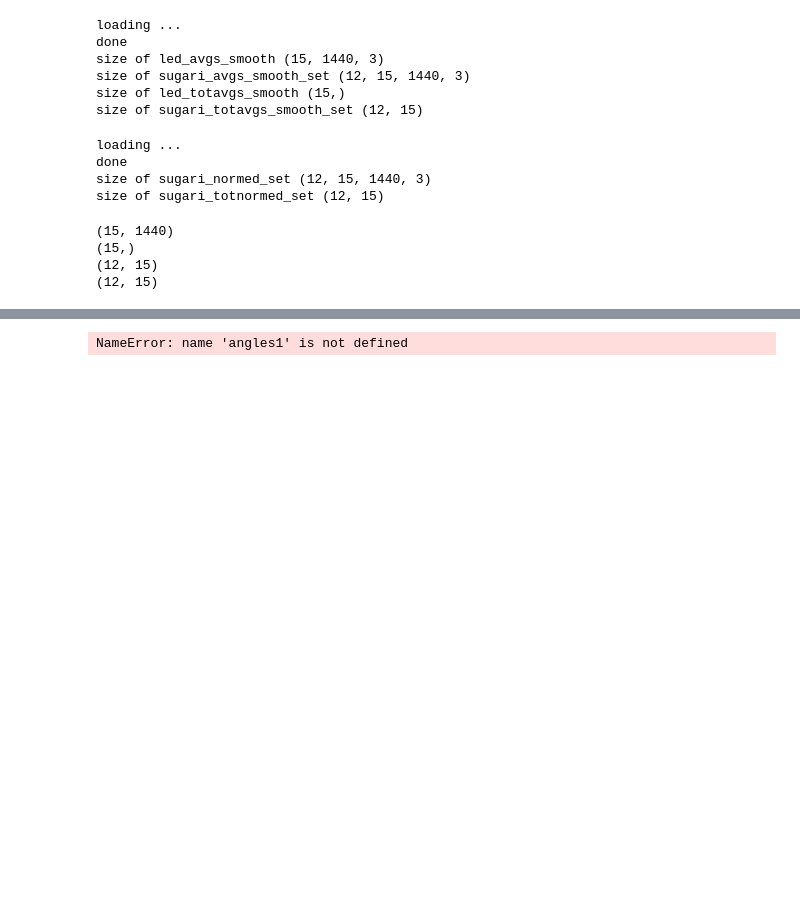
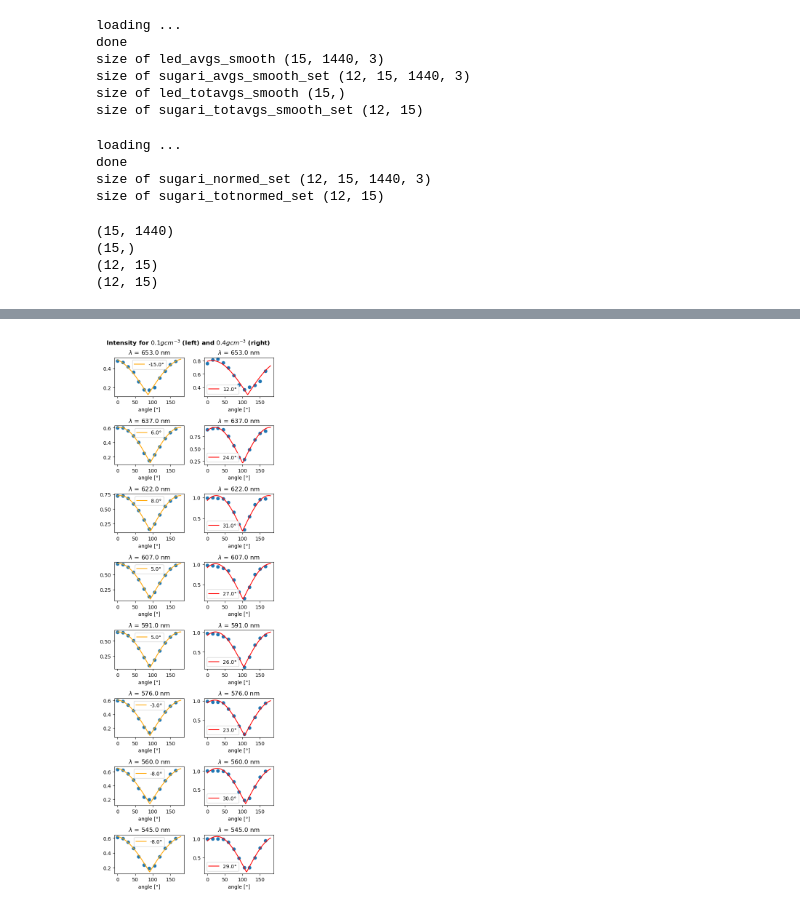
Before and after one commit to muellvin/pplus, a Jupyter notebook: sugarpolarizer/analysis.ipynb, the cells around one changed output, grey strips where cells are left out. Cells and saved outputs as stored; diff of their text form; code cells hidden in the pictures; blank space fills up the shorter version.

```diff
--- a/sugarpolarizer/analysis.ipynb
+++ b/sugarpolarizer/analysis.ipynb
@@ -467,47 +453,67 @@ fig.show()
 # %%
-def cosfit(angle, omega, deltaphi):
-    return np.abs(np.cos(np.pi/180*(omega*angle -deltaphi)))
+def cosfit(angle, parameters):
+    omega, deltaphi, A, background = parameters
+    return A*np.abs(np.cos(np.pi/180*(omega*angle -deltaphi)))+background
 
-sugar1_fitparams = np.zeros((len(central_wavelengths), 2), dtype=float)
-sugar4_fitparams = np.zeros((len(central_wavelengths), 2), dtype=float)
+def model_wrapper(angle, omega, deltaphi, A, background):
+    return cosfit(angle, [omega, deltaphi, A, background])
+
+number_fitparams = 4
+sugar1_fitparams = np.zeros((len(central_wavelengths), number_fitparams), dtype=float)
+sugar4_fitparams = np.zeros((len(central_wavelengths), number_fitparams), dtype=float)
 
 
 for wavelength in range(len(central_wavelengths)):
      # Initial guess for the parameters [Amplitude, Mean, Standard Deviation]
-    initial_guess = [1, 0]
+
+    bounds = ([-np.inf, -np.inf, -np.inf, -np.inf], [np.inf, np.inf, np.inf, np.inf])
+
 
     # Fit the Gaussian curve
-    params, covariance = curve_fit(cosfit, angles1, sugar1[:,wavelength], p0=initial_guess)
+    initial_guess = [1, 0,1,0.1]
+    params, covariance = curve_fit(model_wrapper, angles1, sugar1[:,wavelength], p0=initial_guess, bounds=bounds)
     sugar1_fitparams[wavelength] = params
-    params, covariance = curve_fit(cosfit, angles4, sugar4[:,wavelength], p0=initial_guess)
+    initial_guess = [1, 30,1,0.1]
+    params, covariance = curve_fit(model_wrapper, angles4, sugar4[:,wavelength], p0=initial_guess, bounds=bounds)
     sugar4_fitparams[wavelength] = params
 
 
+
 fit_angles = np.linspace(0,180, 181)
+#fit_angles = np.linspace(-100,300, 181)
 
 
 
-fig, axs = plt.subplots(12, 2, figsize=(8, 40))
+
+fig, axs = plt.subplots(len(central_wavelengths_sliced), 2, figsize=(5, 15))
 
 # Loop through each subplot
-
-for wavelength in range(12):
+for wavelength in range(len(central_wavelengths_sliced)):
     # Plot something on each subplot (for demonstration)
-    axs[wavelength, 0].plot(angles1, sugar1[:,wavelength])
-    axs[wavelength, 0].plot(fit_angles, cosfit(fit_angles, sugar1_fitparams[wavelength,0], sugar1_fitparams[wavelength,1]))
-    axs[wavelength, 0].set_title('wavelength '+str(np.round(central_wavelengths[wavelength]))+' nm')
-    axs[wavelength, 0].set_xlabel('angle [grad]')
-    axs[wavelength, 1].plot(angles4, sugar4[:,wavelength])
-    axs[wavelength, 1].plot(fit_angles, cosfit(fit_angles, sugar4_fitparams[wavelength,0], sugar4_fitparams[wavelength,1]))
-    axs[wavelength, 1].set_title('wavelength '+str(np.round(central_wavelengths[wavelength]))+' nm')
-    axs[wavelength, 1].set_xlabel('angle [grad]')
+    axs[wavelength, 0].scatter(angles1, sugar1[:,wavelength])
+    axs[wavelength, 0].plot(fit_angles, cosfit(fit_angles, sugar1_fitparams[wavelength]), color='orange',label=str(np.round(sugar1_fitparams[wavelength,1]))+'°')
+    axs[wavelength, 0].set_title('$\lambda$ = '+str(np.round(central_wavelengths[wavelength]))+' nm')
+    axs[wavelength, 0].set_xlabel('angle [°]')
+    axs[wavelength, 0].legend()
+    axs[wavelength, 1].scatter(angles4, sugar4[:,wavelength])
+    axs[wavelength, 1].plot(fit_angles, cosfit(fit_angles, sugar4_fitparams[wavelength]), color='red',label=str(np.round(sugar4_fitparams[wavelength,1]))+'°')
+    axs[wavelength, 1].set_title('$\lambda$ = '+str(np.round(central_wavelengths[wavelength]))+' nm')
+    axs[wavelength, 1].set_xlabel('angle [°]')
+    axs[wavelength, 1].legend()
 
 # Adjust layout to prevent overlapping
-plt.suptitle('Intensity for 0.1g and 0.4g')
+plt.tight_layout()
 
-plt.tight_layout()
-plt.savefig('plots.pdf', bbox_inches = 'tight', dpi=200)
+# Adjust space at the top for the super title
+plt.subplots_adjust(top=0.985)
+
+# Add the super title
+plt.suptitle('Intensity for $0.1gcm^{-3}$ (left) and $0.4gcm^{-3}$ (right)', y=1.02, fontsize=12, fontweight='bold')
+
+# Save the plot
+plt.savefig('plots.pdf', bbox_inches='tight', dpi=200)
+
 # Show the plot
 plt.show()
 # %% [output]
-NameError: name 'angles1' is not defined
+[figure, added]
```
Also changed, not shown: parts of 9 cells of this notebook, 5 other files.
